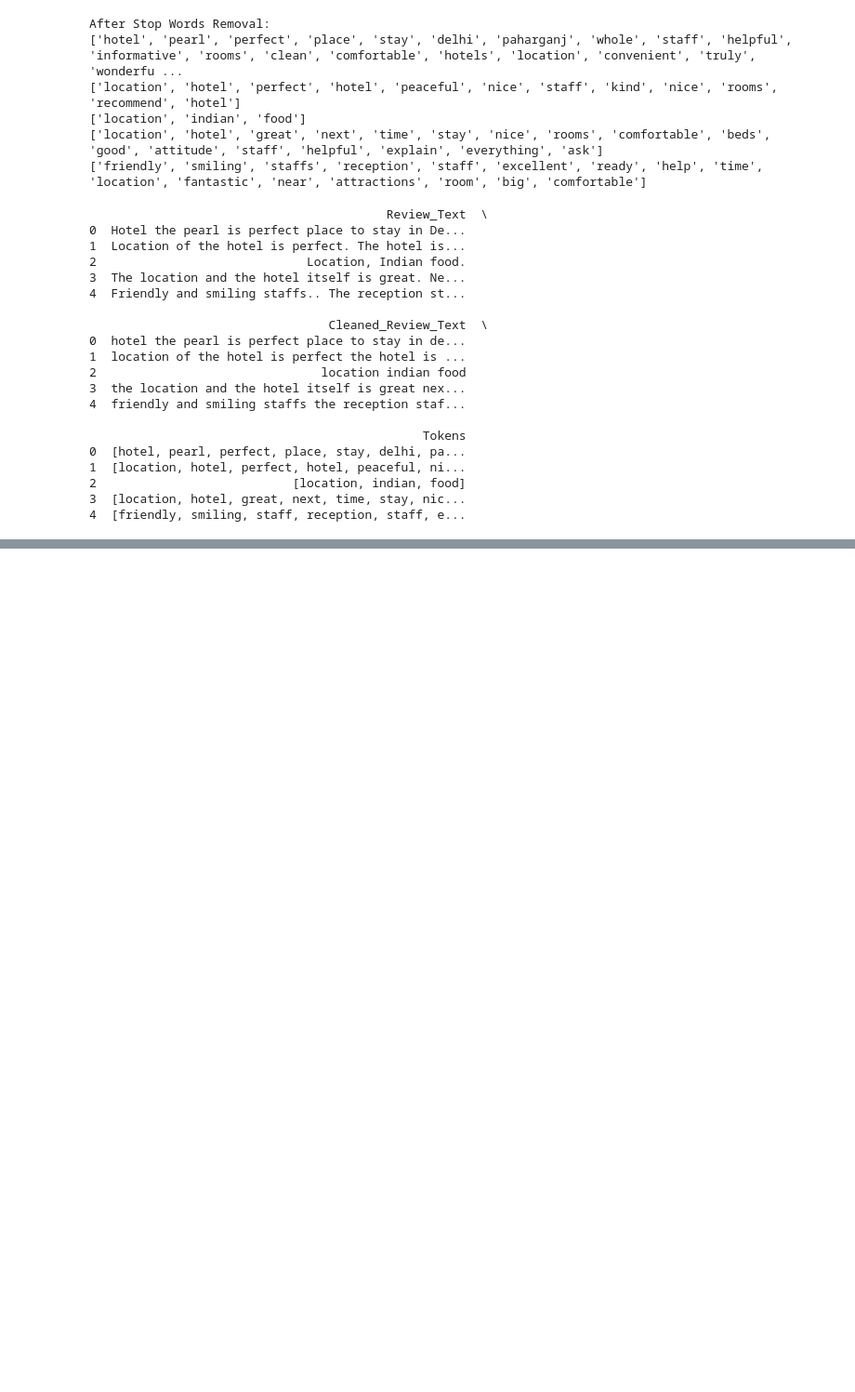
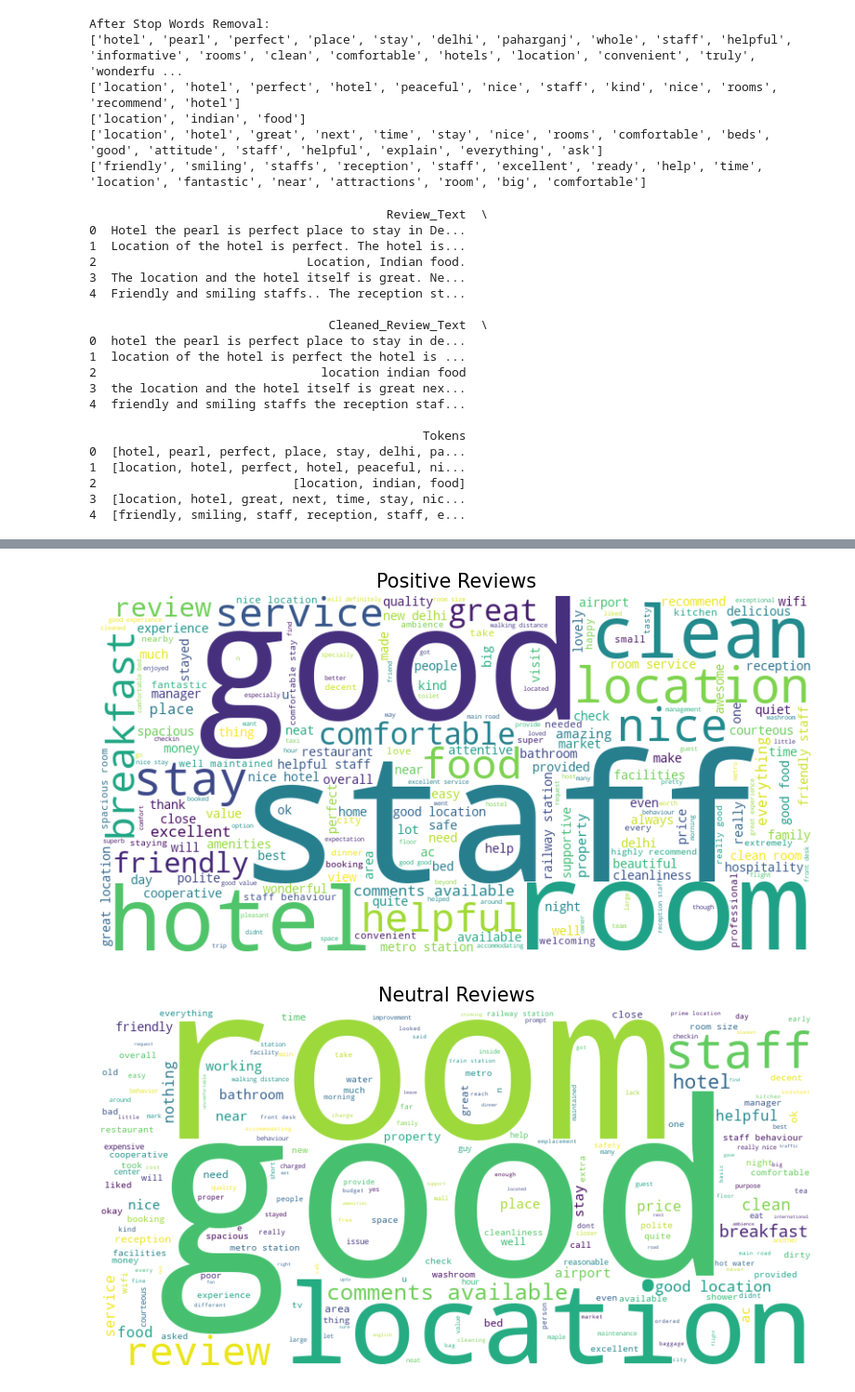
Before and after one commit to mariyamkhan001/Emotion_detection, a Jupyter notebook: NLP_project.ipynb, the cells around one changed output, grey strips where cells are left out. Shown at 93% size. Cells and saved outputs as stored; diff of their text form; code cells hidden in the pictures; blank space fills up the shorter version.

```diff
--- a/NLP_project.ipynb
+++ b/NLP_project.ipynb
@@ -1,7 +1,6 @@
 # %%
 import pandas as pd
 # %%
-
 # Read data
-df = pd.read_csv('hotel_reviews.csv')
+df = pd.read_csv('hotel_reviews (1).csv')
 # %%
@@ -235,0 +228,9 @@ print(df[['Review_Text', 'Cleaned_Review_Text', 'Tokens']].head())
+# %%
+df['Cleaned_Review_Text'] = df['Review_Text'].astype(str).str.lower().str.replace('[^\w\s]', '', regex=True)
+def sentiment_label(rating):
+    if rating >= 7:
+        return 'positive'
+    elif rating <= 3:
+        return 'negative'
+    else:
+        return 'neutral'
@@ -235,0 +252,3 @@ print(df[['Review_Text', 'Cleaned_Review_Text', 'Tokens']].head())
+# %%
+df['Rating(Out of 10)'] = pd.to_numeric(df['Rating(Out of 10)'], errors='coerce')
+print(df['Rating(Out of 10)'])
@@ -235,0 +268,3 @@ print(df[['Review_Text', 'Cleaned_Review_Text', 'Tokens']].head())
+# %%
+df['Sentiment'] = df['Rating(Out of 10)'].apply(sentiment_label)
+print(df['Sentiment'])
@@ -235,0 +284,17 @@ print(df[['Review_Text', 'Cleaned_Review_Text', 'Tokens']].head())
+# %%
+def generate_wordcloud(text, title=None):
+    wordcloud = WordCloud(width=800, height=400, background_color='white').generate(text)
+    plt.figure(figsize=(10, 5))
+    plt.imshow(wordcloud, interpolation='bilinear')
+    plt.title(title, size=15)
+    plt.axis('off')
+    plt.show()
+positive_reviews = ' '.join(df[df['Sentiment'] == 'positive']['Cleaned_Review_Text'])
+neutral_reviews = ' '.join(df[df['Sentiment'] == 'neutral']['Cleaned_Review_Text'])
+negative_reviews = ' '.join(df[df['Sentiment'] == 'negative']['Cleaned_Review_Text'])
+generate_wordcloud(positive_reviews, title='Positive Reviews')
+generate_wordcloud(neutral_reviews, title='Neutral Reviews')
+generate_wordcloud(negative_reviews, title='Negative Reviews')
+# %% [output]
+[figure, added]
+[figure, added]
```
Also changed, not shown: parts of 20 cells of this notebook.
